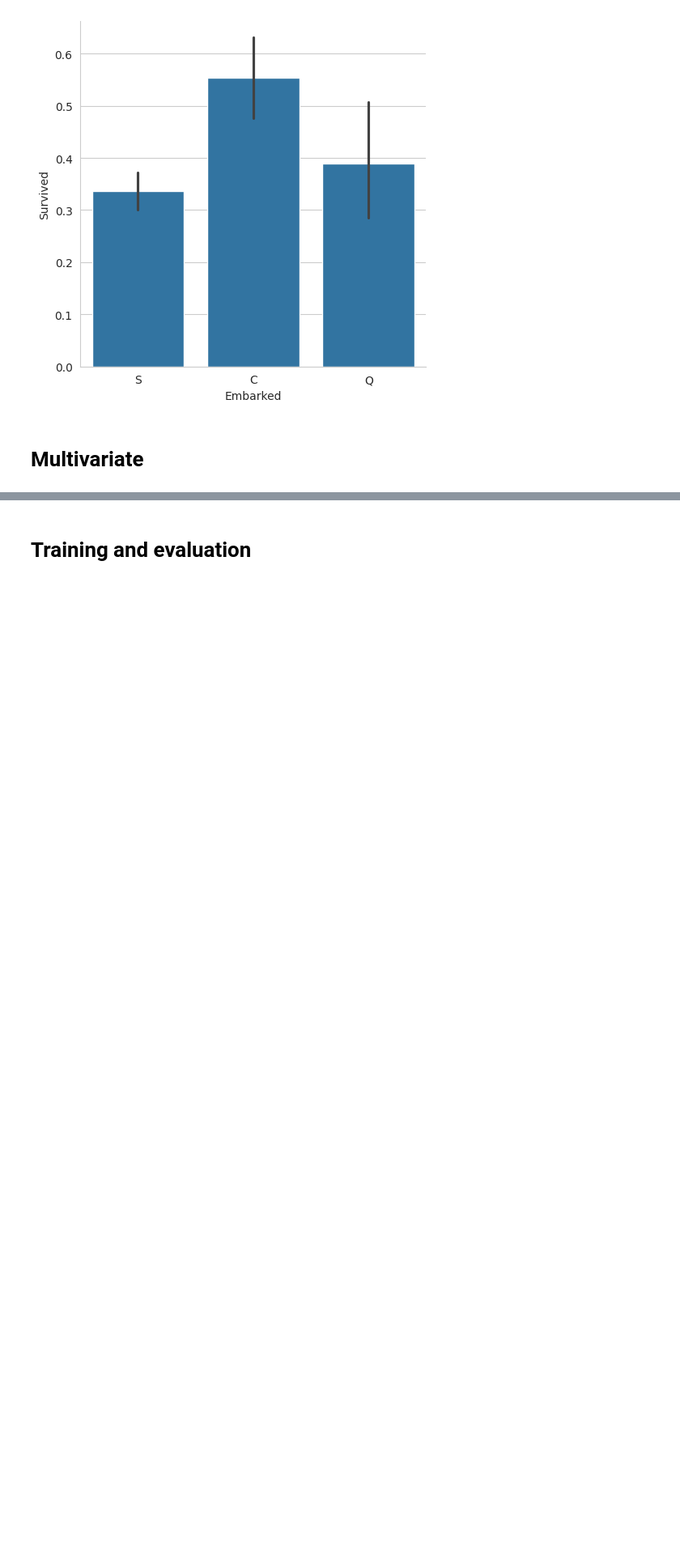
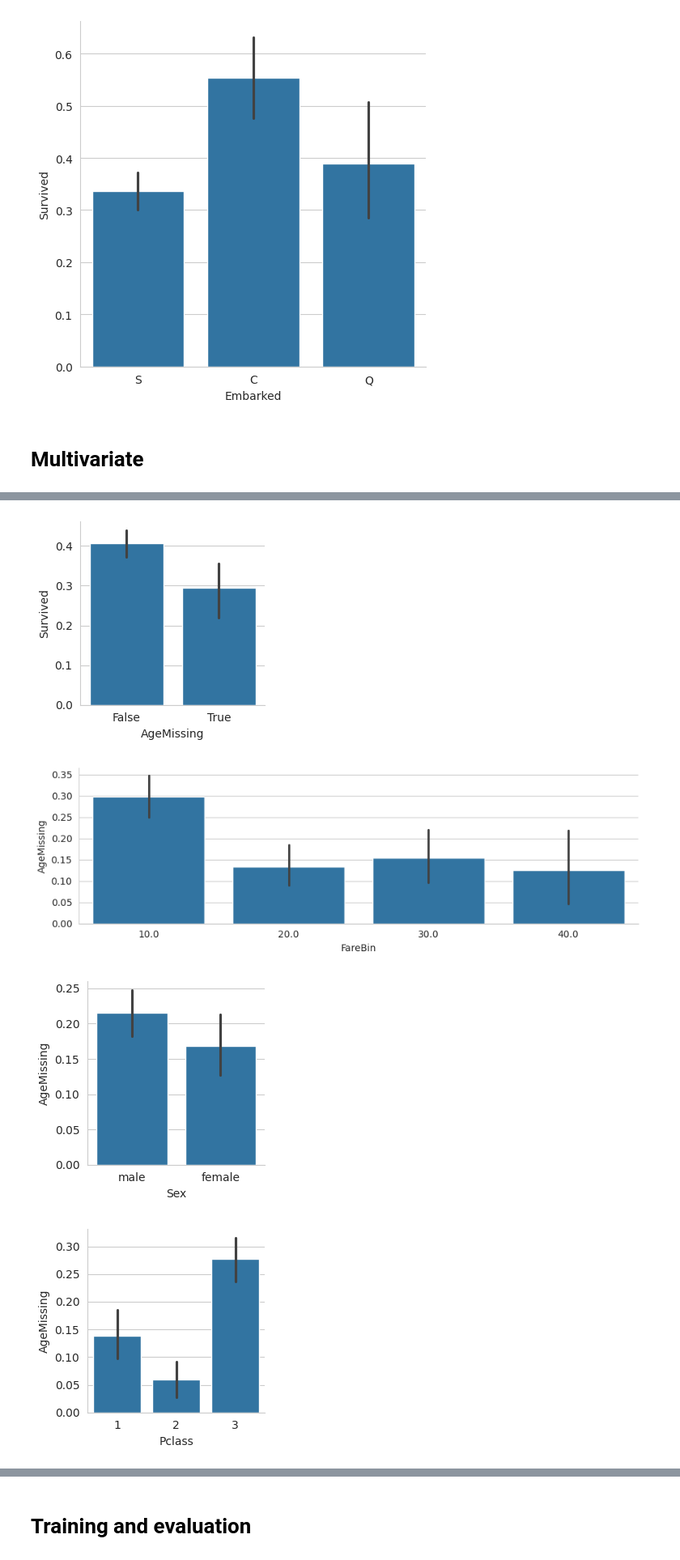
Before and after one commit to rfdspeng/ml_ai_portfolio, a Jupyter notebook: titanic/titanic.ipynb, the cells around one changed output, grey strips where cells are left out. Shown at 81% size. Cells and saved outputs as stored; diff of their text form; code cells hidden in the pictures; blank space fills up the shorter version.

```diff
--- a/titanic/titanic.ipynb
+++ b/titanic/titanic.ipynb
@@ -239,0 +263,17 @@ g = sns.catplot(df_out, kind="bar", x="Sex", y="Survived", hue="AgeMissing", pal
+# %%
+# Age missing? You're dead.
+# Age missing is probably covered by other features.
+
+g = sns.catplot(df_out, kind="bar", x="AgeMissing", y="Survived", height=3)
+g = sns.catplot(df_out.loc[df_out["FareBin"] < 50], kind="bar", x="FareBin", y="AgeMissing", height=3, aspect=3)
+g = sns.catplot(df_out, kind="bar", x="Sex", y="AgeMissing", height=3)
+g = sns.catplot(df_out, kind="bar", x="Pclass", y="AgeMissing", height=3)
+g = sns.catplot(df_out, kind="bar", x="Title", y="AgeMissing", height=3, aspect=2, order=df_out.Title.value_counts().sort_values(ascending=False).index)
+g.ax.tick_params(axis="x", labelrotation=45)
+df_out["FamilySize2"] = df_out["FamilySize"].clip(upper=4)
+g = sns.catplot(df_out, kind="bar", x="FamilySize2", y="AgeMissing", height=3)
+# %% [output]
+[figure, added]
+[figure, added]
+[figure, added]
+[figure, added]
```
Also changed, not shown: parts of 6 cells of this notebook.
